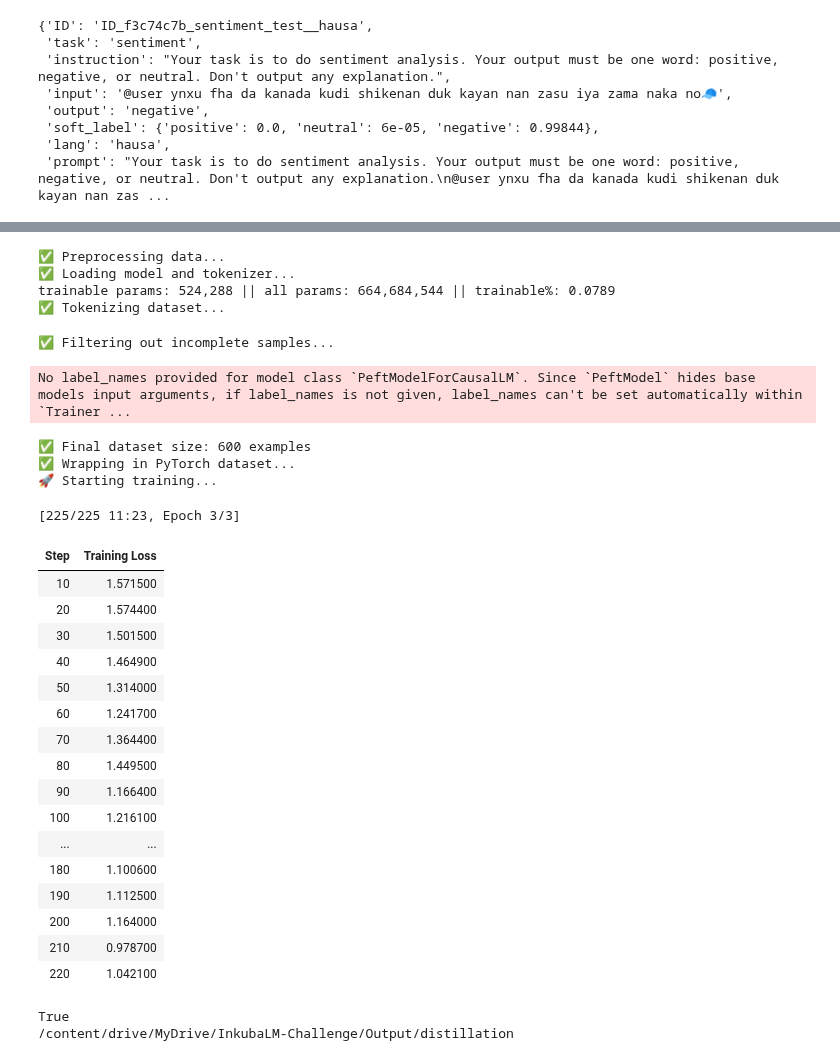
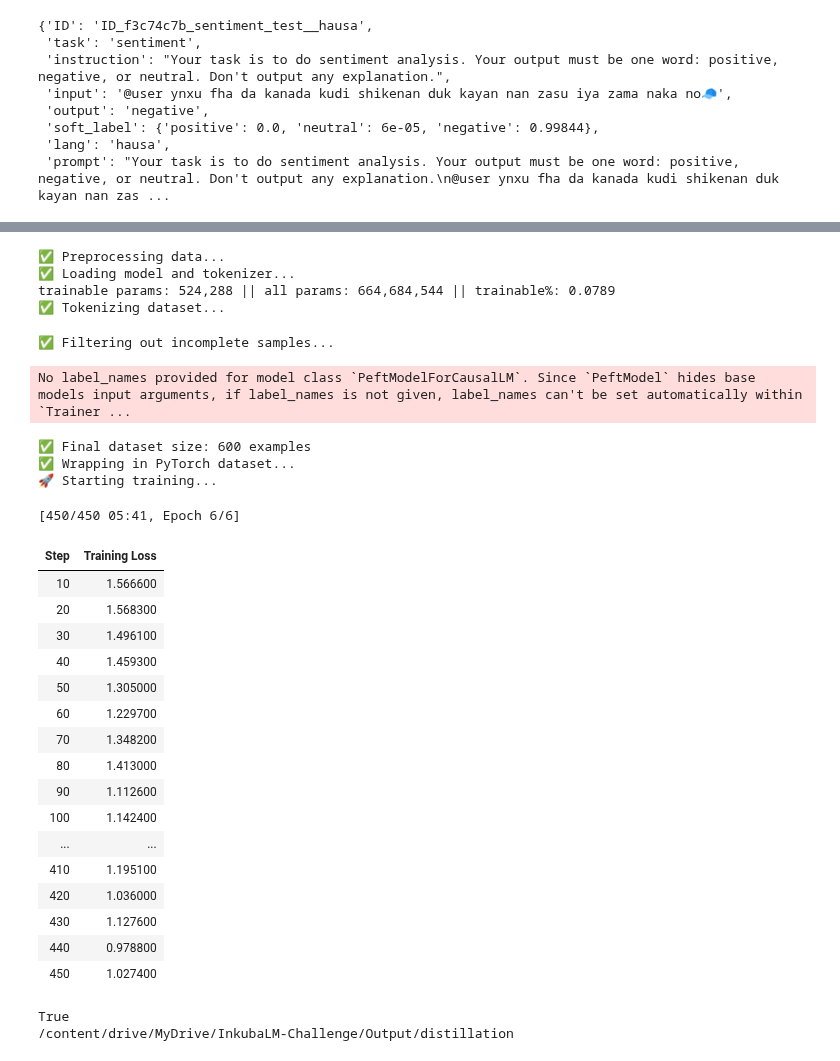
Before and after one commit to melissafasol/InkubaLM-Challenge, a Jupyter notebook: notebooks_ab/distillation.ipynb, the cells around one changed output, grey strips where cells are left out. Saved outputs shown, nothing was run; the diff lists cells and outputs as text; code cells hidden in the pictures.

Commit message:
distillation all tasks, now need to run model scoring

```diff
--- a/notebooks_ab/distillation.ipynb
+++ b/notebooks_ab/distillation.ipynb
@@ -365,9 +388,9 @@ def train_soft_distilled_lora_model(raw_data, model_name="lelapa/InkubaLM-0.4B")
     torch_dataset = TorchSoftLabelDataset(tokenized)
 
     training_args = TrainingArguments(
-        output_dir="./soft_distill_inkuba_output",
+        output_dir= (os.path.join(output_path,"/soft_distill_inkuba_output")),
         per_device_train_batch_size=4,
-        num_train_epochs=3,
+        num_train_epochs=6,
         gradient_accumulation_steps=2,
         logging_steps=10,
         save_steps=50,
@@ -382,52 +405,52 @@ def train_soft_distilled_lora_model(raw_data, model_name="lelapa/InkubaLM-0.4B")
     trainer = SoftDistillationTrainer(
         model=model,
         args=training_args,
         train_dataset=torch_dataset,
         eval_dataset=None,
         data_collator=SoftLabelDataCollator(tokenizer),
     )
 
     trainer.train()
 
     model = model.merge_and_unload()
-    model.save_pretrained("./soft_distill_inkuba_output")
-    tokenizer.save_pretrained("./soft_distill_inkuba_output")
+    model.save_pretrained(os.path.join(output_path,"/soft_distill_inkuba_output"))
+    tokenizer.save_pretrained(os.path.join(output_path,"/soft_distill_inkuba_output"))
 
     return model, tokenizer
 
 # ---------------------------
 # 8. Run training
 # ---------------------------
 if __name__ == "__main__":
     train_soft_distilled_lora_model(sentiment_xnli_raw, model_name="lelapa/InkubaLM-0.4B")
 # %% [output]
 ✅ Preprocessing data...
 ✅ Loading model and tokenizer...
 trainable params: 524,288 || all params: 664,684,544 || trainable%: 0.0789
 ✅ Tokenizing dataset...
 ✅ Filtering out incomplete samples...
 No label_names provided for model class `PeftModelForCausalLM`. Since `PeftModel` hides base models input arguments, if label_names is not given, label_names can't be set automatically within `Trainer ...
 ✅ Final dataset size: 600 examples
 ✅ Wrapping in PyTorch dataset...
 🚀 Starting training...
-[225/225 11:23, Epoch 3/3]
+[450/450 05:41, Epoch 6/6]
 | Step | Training Loss |
-| 10 | 1.571500 |
-| 20 | 1.574400 |
-| 30 | 1.501500 |
-| 40 | 1.464900 |
-| 50 | 1.314000 |
-| 60 | 1.241700 |
-| 70 | 1.364400 |
-| 80 | 1.449500 |
-| 90 | 1.166400 |
-| 100 | 1.216100 |
+| 10 | 1.566600 |
+| 20 | 1.568300 |
+| 30 | 1.496100 |
+| 40 | 1.459300 |
+| 50 | 1.305000 |
+| 60 | 1.229700 |
+| 70 | 1.348200 |
+| 80 | 1.413000 |
+| 90 | 1.112600 |
+| 100 | 1.142400 |
 | ... | ... |
-| 180 | 1.100600 |
-| 190 | 1.112500 |
-| 200 | 1.164000 |
-| 210 | 0.978700 |
-| 220 | 1.042100 |
+| 410 | 1.195100 |
+| 420 | 1.036000 |
+| 430 | 1.127600 |
+| 440 | 0.978800 |
+| 450 | 1.027400 |
 # %%
 import os
 output_path = "/content/drive/MyDrive/InkubaLM-Challenge/Output/distillation"
```
Also changed, not shown: parts of 41 cells of this notebook.
